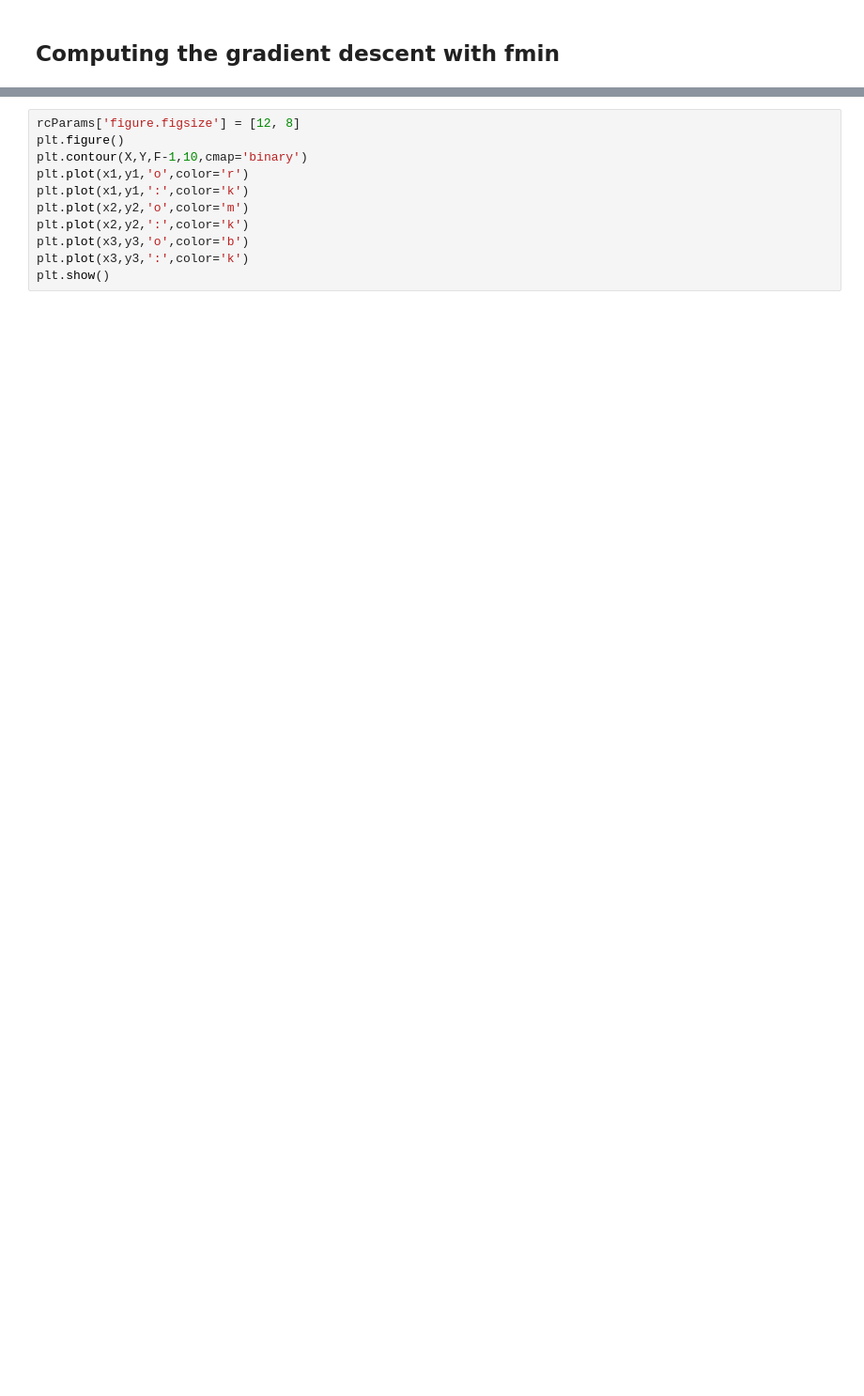
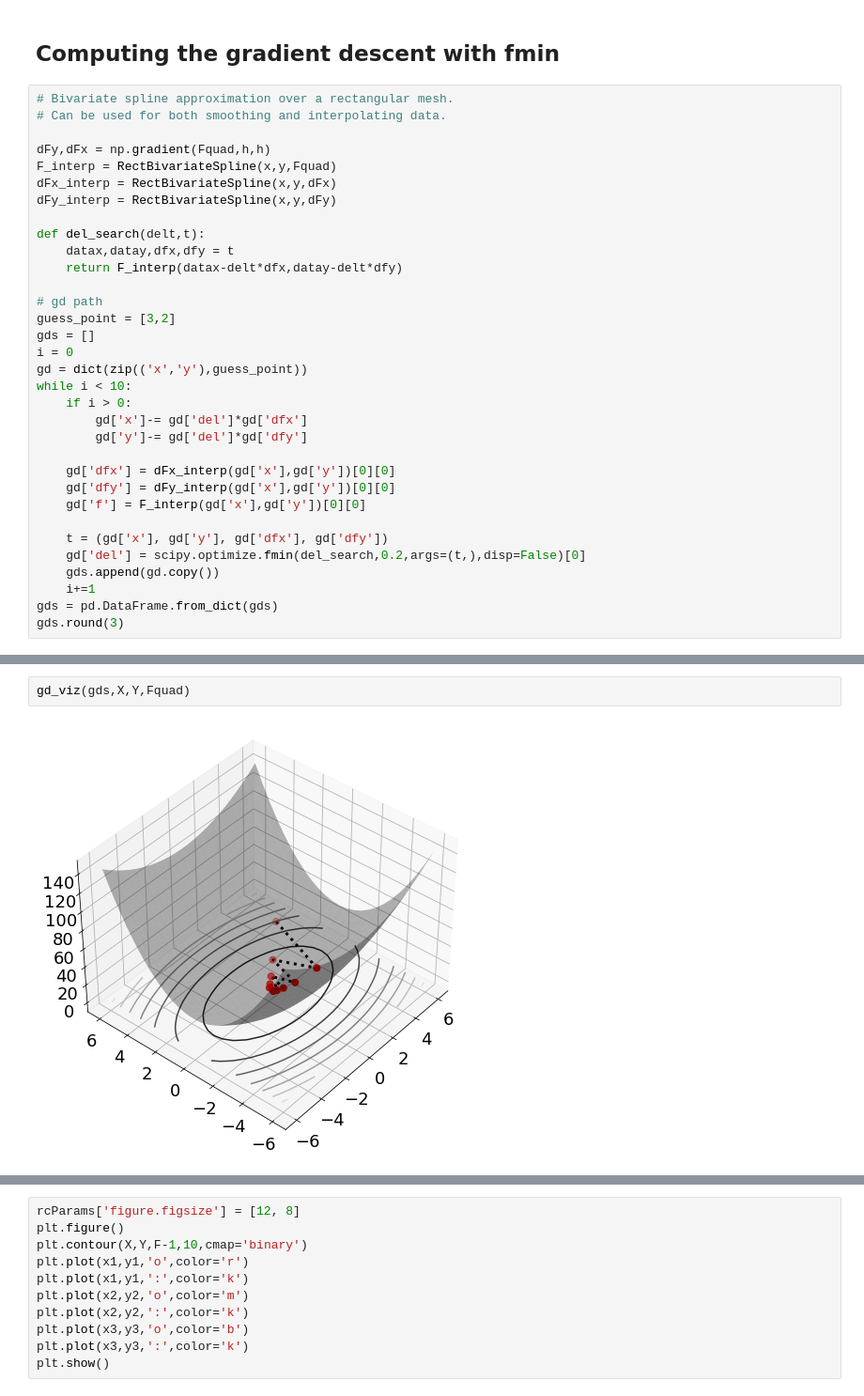
Before and after one commit to duonghung86/Pattern_recognition, a Jupyter notebook: Data_Driven_Science&Engineering/CH04/4_2_Gradient Descent.ipynb, the cells around one changed output, grey strips where cells are left out. Shown at 94% size. Drawn from its saved outputs; the diff is of its cells as text; blank space fills up the shorter version.

```diff
--- a/Data_Driven_Science&Engineering/CH04/4_2_Gradient Descent.ipynb
+++ b/Data_Driven_Science&Engineering/CH04/4_2_Gradient Descent.ipynb
@@ -62,2 +83,35 @@ plt.show()
 # %% [markdown]
 ## Computing the gradient descent with fmin
+# %%
+# Bivariate spline approximation over a rectangular mesh.
+# Can be used for both smoothing and interpolating data.
+
+dFy,dFx = np.gradient(Fquad,h,h)
+F_interp = RectBivariateSpline(x,y,Fquad)
+dFx_interp = RectBivariateSpline(x,y,dFx)
+dFy_interp = RectBivariateSpline(x,y,dFy)
+
+def del_search(delt,t):
+    datax,datay,dfx,dfy = t
+    return F_interp(datax-delt*dfx,datay-delt*dfy)
+
+# gd path
+guess_point = [3,2]
+gds = []
+i = 0
+gd = dict(zip(('x','y'),guess_point))
+while i < 10:
+    if i > 0:
+        gd['x']-= gd['del']*gd['dfx']
+        gd['y']-= gd['del']*gd['dfy']
+
+    gd['dfx'] = dFx_interp(gd['x'],gd['y'])[0][0]
+    gd['dfy'] = dFy_interp(gd['x'],gd['y'])[0][0]
+    gd['f'] = F_interp(gd['x'],gd['y'])[0][0]
+
+    t = (gd['x'], gd['y'], gd['dfx'], gd['dfy'])
+    gd['del'] = scipy.optimize.fmin(del_search,0.2,args=(t,),disp=False)[0]
+    gds.append(gd.copy())
+    i+=1
+gds = pd.DataFrame.from_dict(gds)
+gds.round(3)
@@ -63,0 +130,4 @@ plt.show()
+# %%
+gd_viz(gds,X,Y,Fquad)
+# %% [output]
+[figure, added]
```
Also changed, not shown: parts of 12 cells of this notebook, 15 other files.
